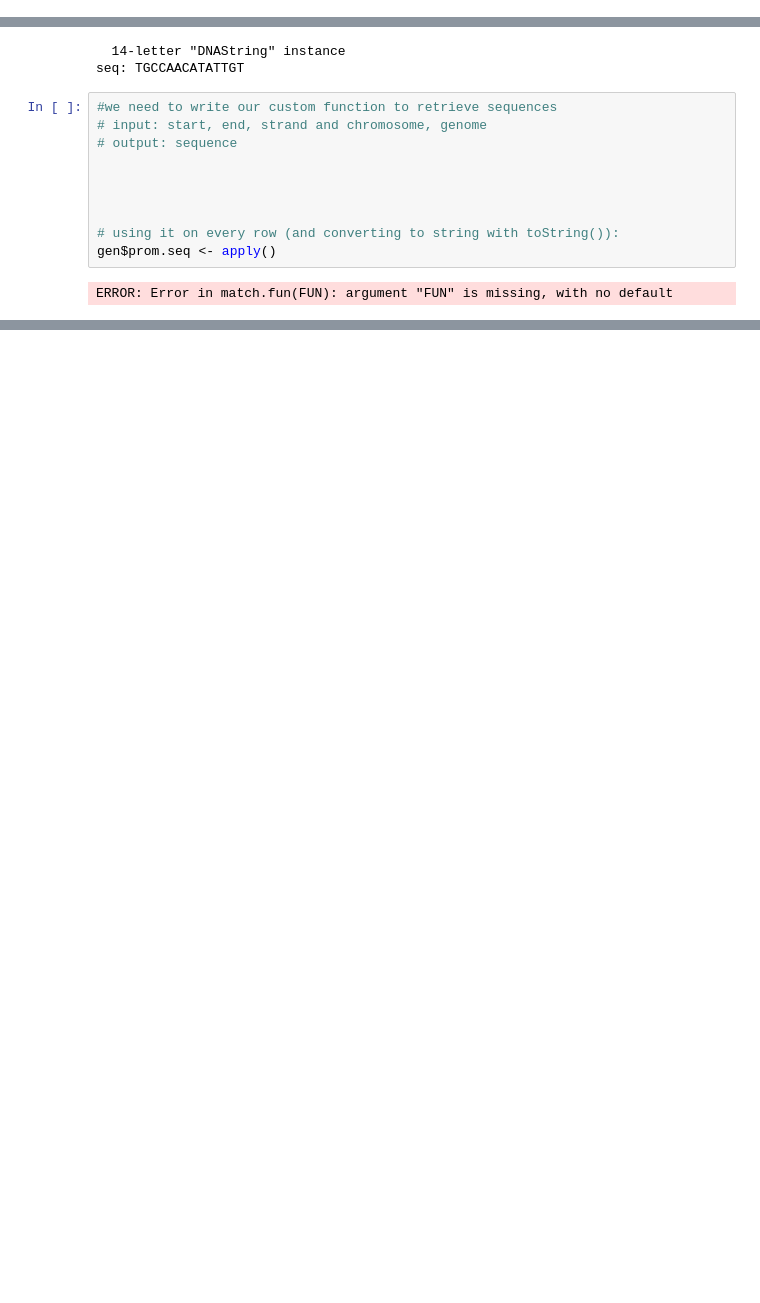
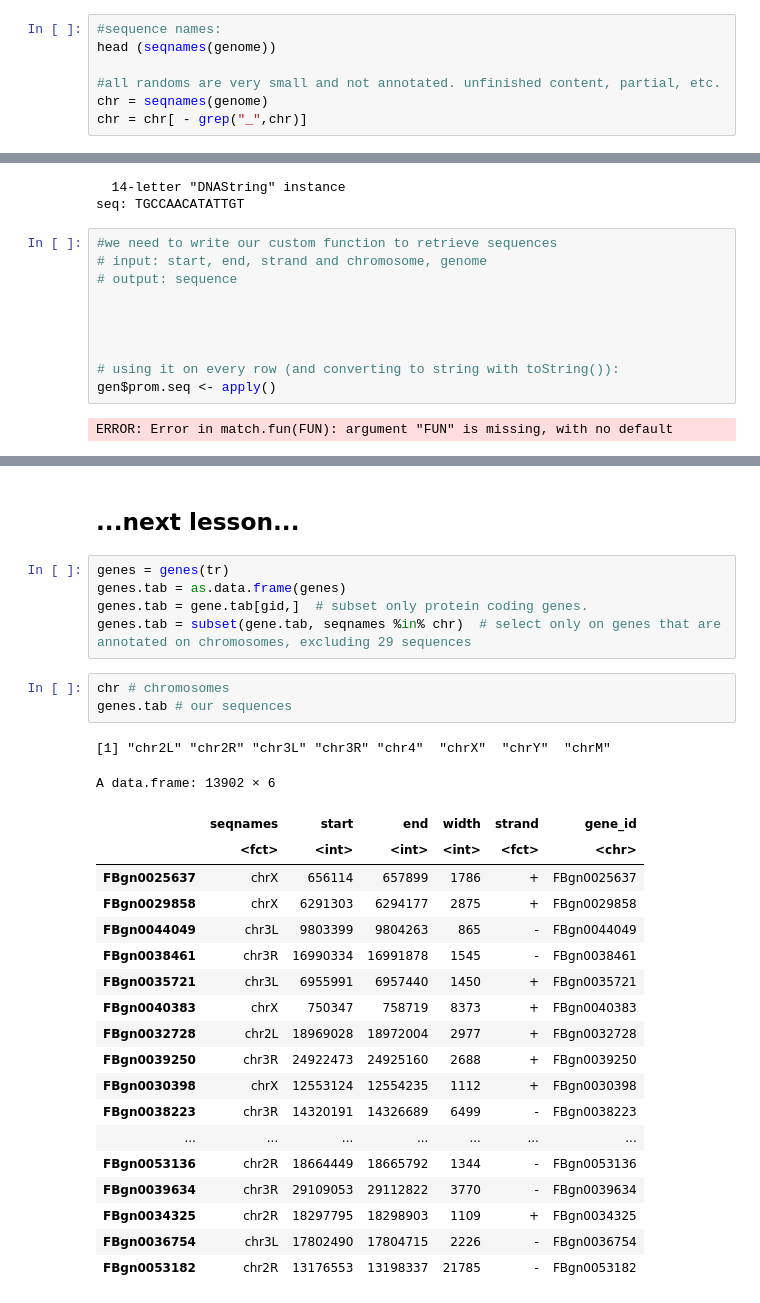
Before and after one commit to andrealorenzon/bioinformatics, a Jupyter notebook: lab2.ipynb, the cells around one changed output, grey strips where cells are left out. Drawn from its saved outputs; the diff is of its cells as text; blank space fills up the shorter version.

```diff
--- a/lab2.ipynb
+++ b/lab2.ipynb
@@ -60,0 +56,7 @@ head (seqnames(genome))
+# %%
+#sequence names:
+head (seqnames(genome))
+
+#all randoms are very small and not annotated. unfinished content, partial, etc.
+chr = seqnames(genome)
+chr = chr[ - grep("_",chr)]
@@ -260,0 +289,31 @@ ERROR: Error in match.fun(FUN): argument "FUN" is missing, with no default
+# %% [markdown]
+## ...next lesson...
+# %%
+genes = genes(tr)
+genes.tab = as.data.frame(genes)
+genes.tab = gene.tab[gid,]  # subset only protein coding genes.
+genes.tab = subset(gene.tab, seqnames %in% chr)  # select only on genes that are annotated on chromosomes, excluding 29 sequences
+# %%
+chr # chromosomes
+genes.tab # our sequences
+# %% [output]
+[1] "chr2L" "chr2R" "chr3L" "chr3R" "chr4"  "chrX"  "chrY"  "chrM"
+A data.frame: 13902 × 6
+|  | seqnames | start | end | width | strand | gene_id |
+|  | <fct> | <int> | <int> | <int> | <fct> | <chr> |
+| FBgn0025637 | chrX | 656114 | 657899 | 1786 | + | FBgn0025637 |
+| FBgn0029858 | chrX | 6291303 | 6294177 | 2875 | + | FBgn0029858 |
+| FBgn0044049 | chr3L | 9803399 | 9804263 | 865 | - | FBgn0044049 |
+| FBgn0038461 | chr3R | 16990334 | 16991878 | 1545 | - | FBgn0038461 |
+| FBgn0035721 | chr3L | 6955991 | 6957440 | 1450 | + | FBgn0035721 |
+| FBgn0040383 | chrX | 750347 | 758719 | 8373 | + | FBgn0040383 |
+| FBgn0032728 | chr2L | 18969028 | 18972004 | 2977 | + | FBgn0032728 |
+| FBgn0039250 | chr3R | 24922473 | 24925160 | 2688 | + | FBgn0039250 |
+| FBgn0030398 | chrX | 12553124 | 12554235 | 1112 | + | FBgn0030398 |
+| FBgn0038223 | chr3R | 14320191 | 14326689 | 6499 | - | FBgn0038223 |
+| ... | ... | ... | ... | ... | ... | ... |
+| FBgn0053136 | chr2R | 18664449 | 18665792 | 1344 | - | FBgn0053136 |
+| FBgn0039634 | chr3R | 29109053 | 29112822 | 3770 | - | FBgn0039634 |
+| FBgn0034325 | chr2R | 18297795 | 18298903 | 1109 | + | FBgn0034325 |
+| FBgn0036754 | chr3L | 17802490 | 17804715 | 2226 | - | FBgn0036754 |
+| FBgn0053182 | chr2R | 13176553 | 13198337 | 21785 | - | FBgn0053182 |
```
Also changed, not shown: parts of 7 cells of this notebook.
